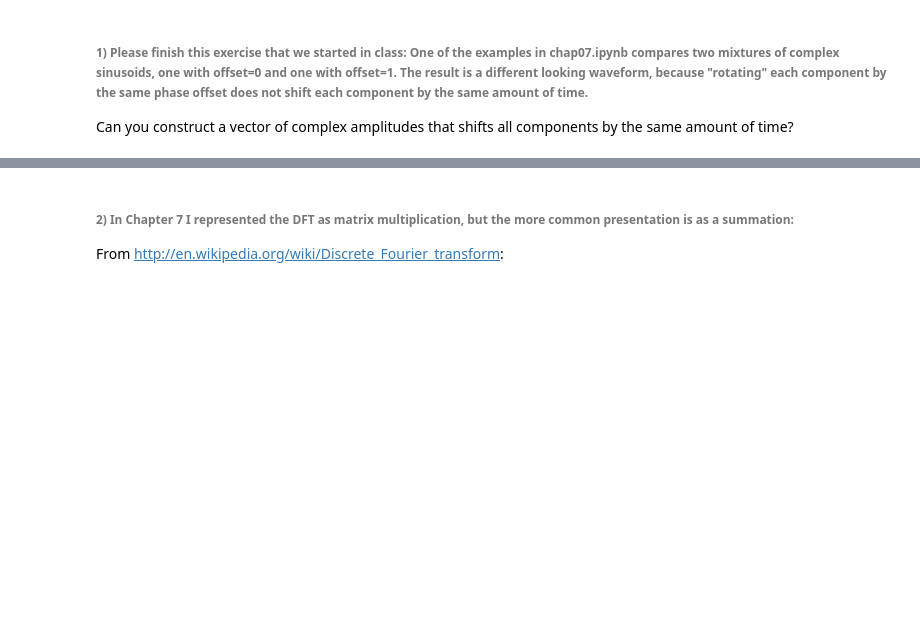
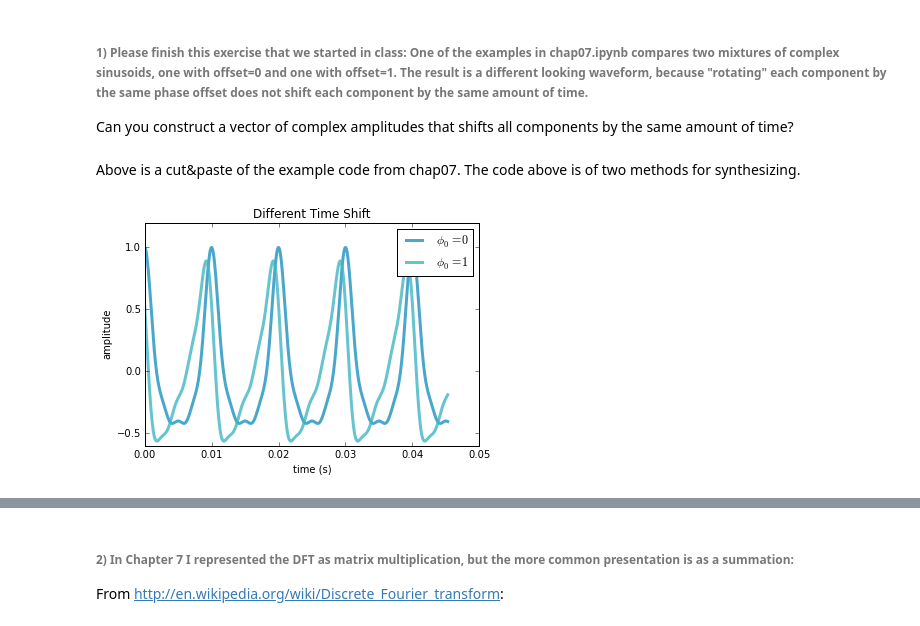
Before and after one commit to jenwei/ThinkDSP, a Jupyter notebook: code/ps04.ipynb, the cells around one changed output, grey strips where cells are left out. Saved outputs shown, nothing was run; the diff lists cells and outputs as text; code cells hidden in the pictures; blank space fills up the shorter version.

```diff
--- a/code/ps04.ipynb
+++ b/code/ps04.ipynb
@@ -2,9 +2,55 @@
 # PS04 by Jennifer Wei for SigSys15
 # %% [markdown]
 19 February 2015
+# %%
+from __future__ import print_function, division
+
+import thinkdsp
+import thinkplot
+import pandas
+import numpy
+import thinkstats2
+import math
+import dct
+
+from IPython.display import Audio
+PI2 = 2 * math.pi
+i = complex(0,1)
+%precision 3
+%matplotlib inline
 # %% [markdown]
 ###### 0) On PS03, it looks like some people did not get as far as a working implementation of DCT-based compression.  If you want to finish it for this homework, I think you will find it educational, and you can fill in some of the missing points from PS03.
 # %% [markdown]
 ###### 1) Please finish this exercise that we started in class: One of the examples in chap07.ipynb compares two mixtures of complex sinusoids, one with offset=0 and one with offset=1.  The result is a different looking waveform, because "rotating" each component by the same phase offset does not shift each component by the same amount of time.
 
 Can you construct a vector of complex amplitudes that shifts all components by the same amount of time?
+# %%
+def synthesize1(amps, freqs, ts):
+    components = [thinkdsp.ComplexSinusoid(freq, amp)
+                  for amp, freq in zip(amps, freqs)]
+    signal = thinkdsp.SumSignal(*components)
+    ys = signal.evaluate(ts)
+    return ys
+
+def synthesize2(amps, freqs, ts):
+    args = numpy.outer(ts, freqs)
+    M = numpy.exp(i * PI2 * args)
+    ys = numpy.dot(M, amps)
+    return ys
+# %% [markdown]
+Above is a cut&paste of the example code from chap07. The code above is of two methods for synthesizing.
+# %%
+amps = numpy.array([0.6, 0.25, 0.1, 0.05])
+freqs = numpy.array([100, 200, 300, 400])
+framerate = 11025
+
+ys = synthesize2(amps, freqs, ts)
+amps2 = amps * numpy.exp(1j) #offset=1
+ys2 = synthesize2(amps2, freqs, ts)
+
+
+thinkplot.plot(ts[:500], ys.real[:500], label=r'$\phi_0 = 0$')
+thinkplot.plot(ts[:500], ys2.real[:500], label=r'$\phi_0 = 1$')
+thinkplot.config(title='Different Time Shift', xlabel='time (s)', ylabel='amplitude')
+# %% [output]
+[figure, added]
```
Also changed, not shown: parts of 34 cells of this notebook.
